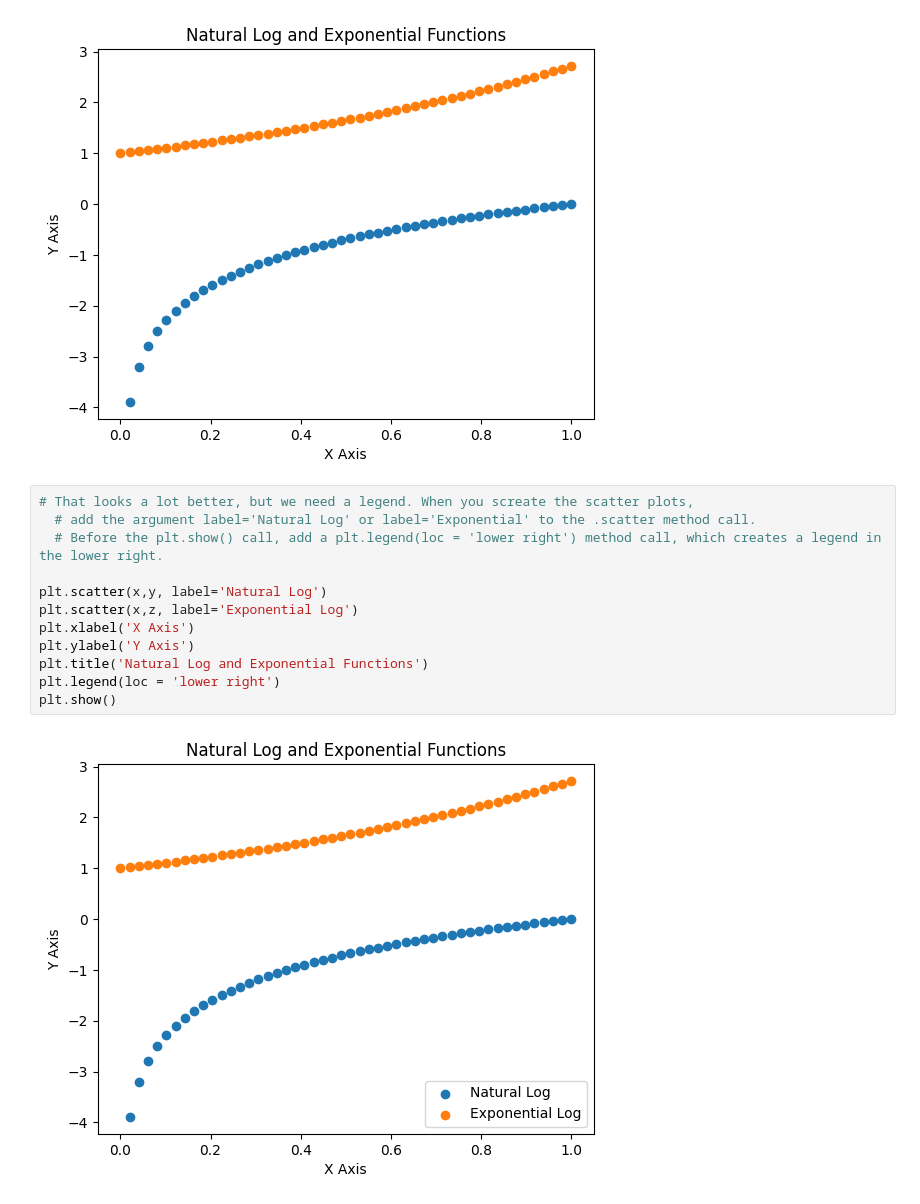
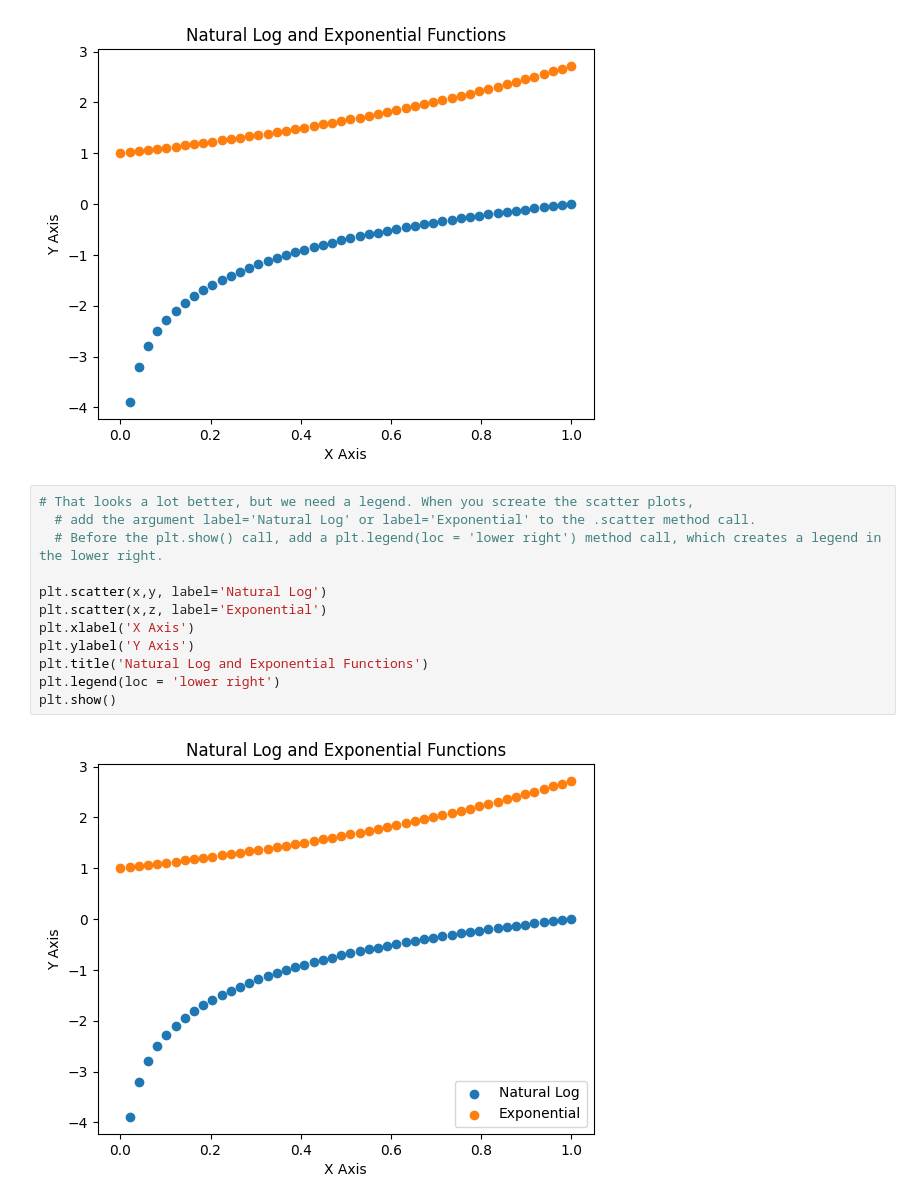
Before and after one commit to natalieassaad/programming, a Jupyter notebook: Programming_Q2.ipynb, the cells around one changed output. Drawn from its saved outputs; the diff is of its cells as text.

```diff
--- a/Programming_Q2.ipynb
+++ b/Programming_Q2.ipynb
@@ -35,17 +36,17 @@ plt.show()
 # %%
 # That looks a lot better, but we need a legend. When you screate the scatter plots,
   # add the argument label='Natural Log' or label='Exponential' to the .scatter method call.
   # Before the plt.show() call, add a plt.legend(loc = 'lower right') method call, which creates a legend in the lower right.
 
 plt.scatter(x,y, label='Natural Log')
-plt.scatter(x,z, label='Exponential Log')
+plt.scatter(x,z, label='Exponential')
 plt.xlabel('X Axis')
 plt.ylabel('Y Axis')
 plt.title('Natural Log and Exponential Functions')
 plt.legend(loc = 'lower right')
 plt.show()
 # %% [output]
-[figure, old version]
+[figure, new version]
 # %%
 # Create a grid of 100 equally spaced points ranging from -6.5 to 6.5.
 x = np.linspace(-6.5,6.5,100)
```
Also changed, not shown: parts of 6 cells of this notebook.
